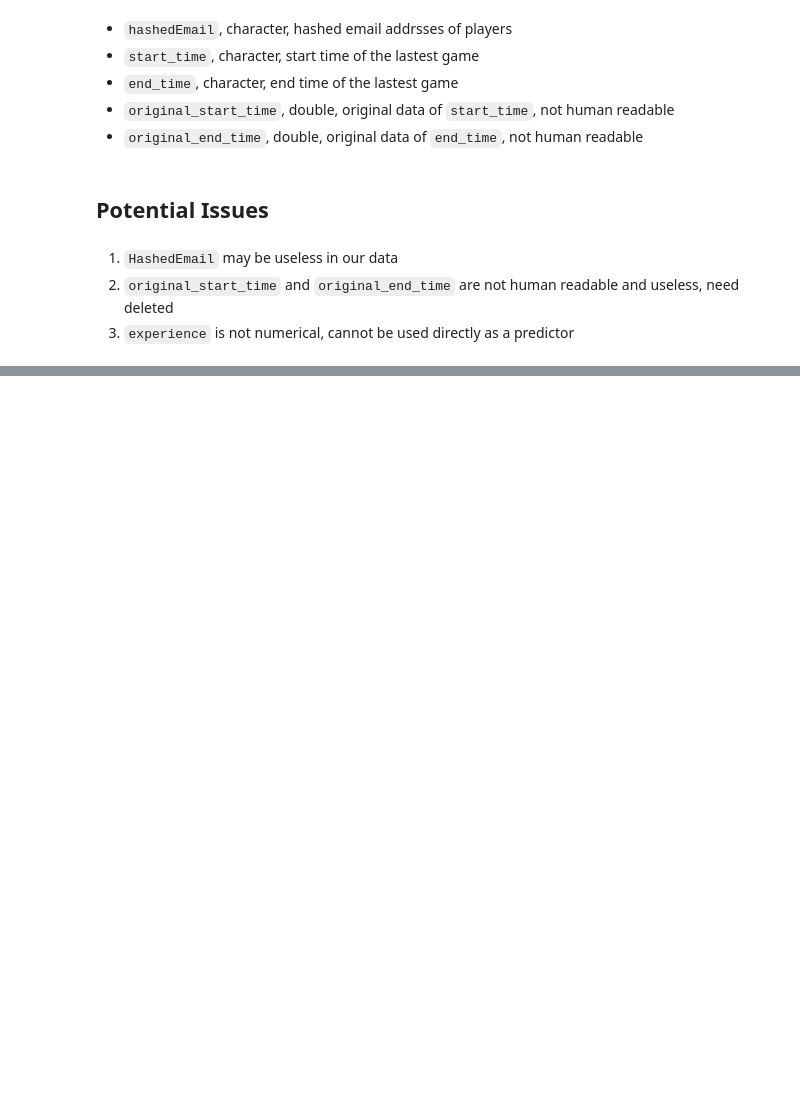
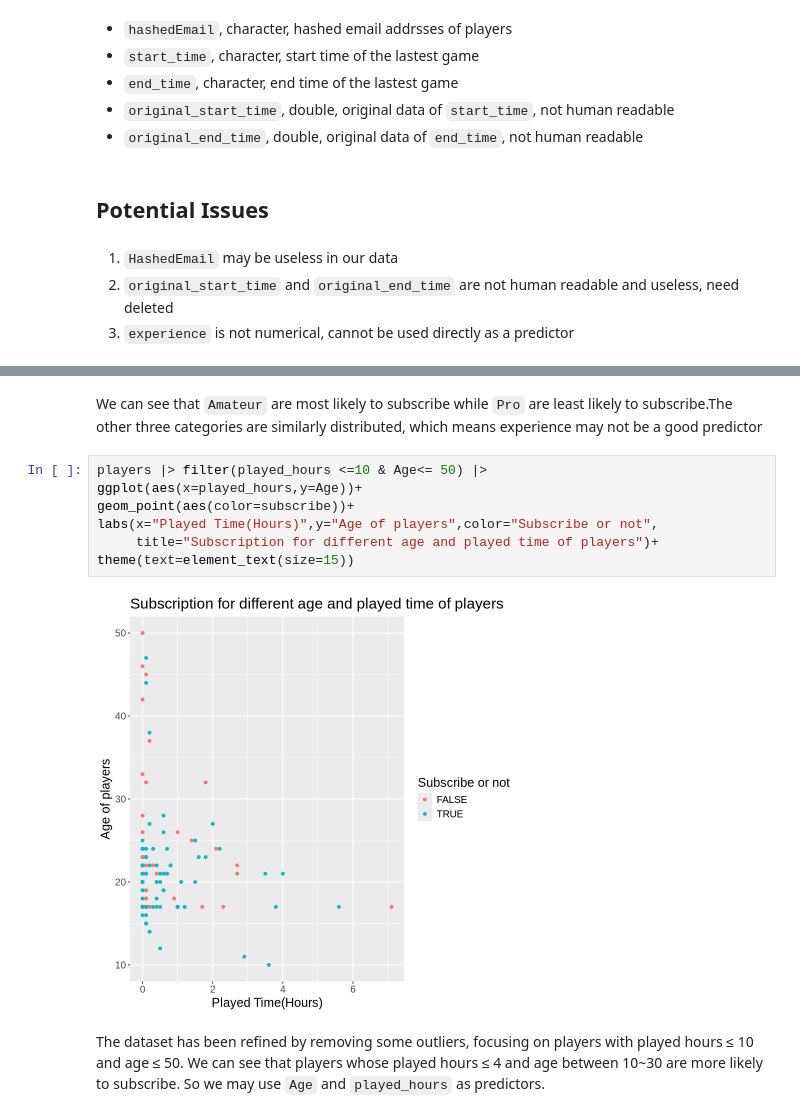
Before and after one commit to Jacky041027/DSCI100-Individual-plan, a Jupyter notebook: Individual plan.ipynb, the cells around one changed output, grey strips where cells are left out. Cells and saved outputs as stored; diff of their text form; blank space fills up the shorter version.

```diff
--- a/Individual plan.ipynb
+++ b/Individual plan.ipynb
@@ -113,0 +124,14 @@ A tibble: 6 × 5
+# %% [markdown]
+We can see that `Amateur` are most likely to subscribe while `Pro` are least likely to subscribe.The other three categories are similarly distributed, which means experience may not be a good predictor
+# %%
+players |> filter(played_hours <=10 & Age<= 50) |>
+ggplot(aes(x=played_hours,y=Age))+
+geom_point(aes(color=subscribe))+
+labs(x="Played Time(Hours)",y="Age of players",color="Subscribe or not",
+     title="Subscription for different age and played time of players")+
+theme(text=element_text(size=15))
+# %% [output]
+[figure, added]
+# %% [markdown]
+The dataset has been refined by removing some outliers, focusing on players with played hours ≤ 10 and age ≤ 50. We can see that
+players whose played hours ≤ 4 and age between 10~30 are more likely to subscribe. So we may use `Age` and `played_hours` as predictors.
```
Also changed, not shown: parts of 4 cells of this notebook.
